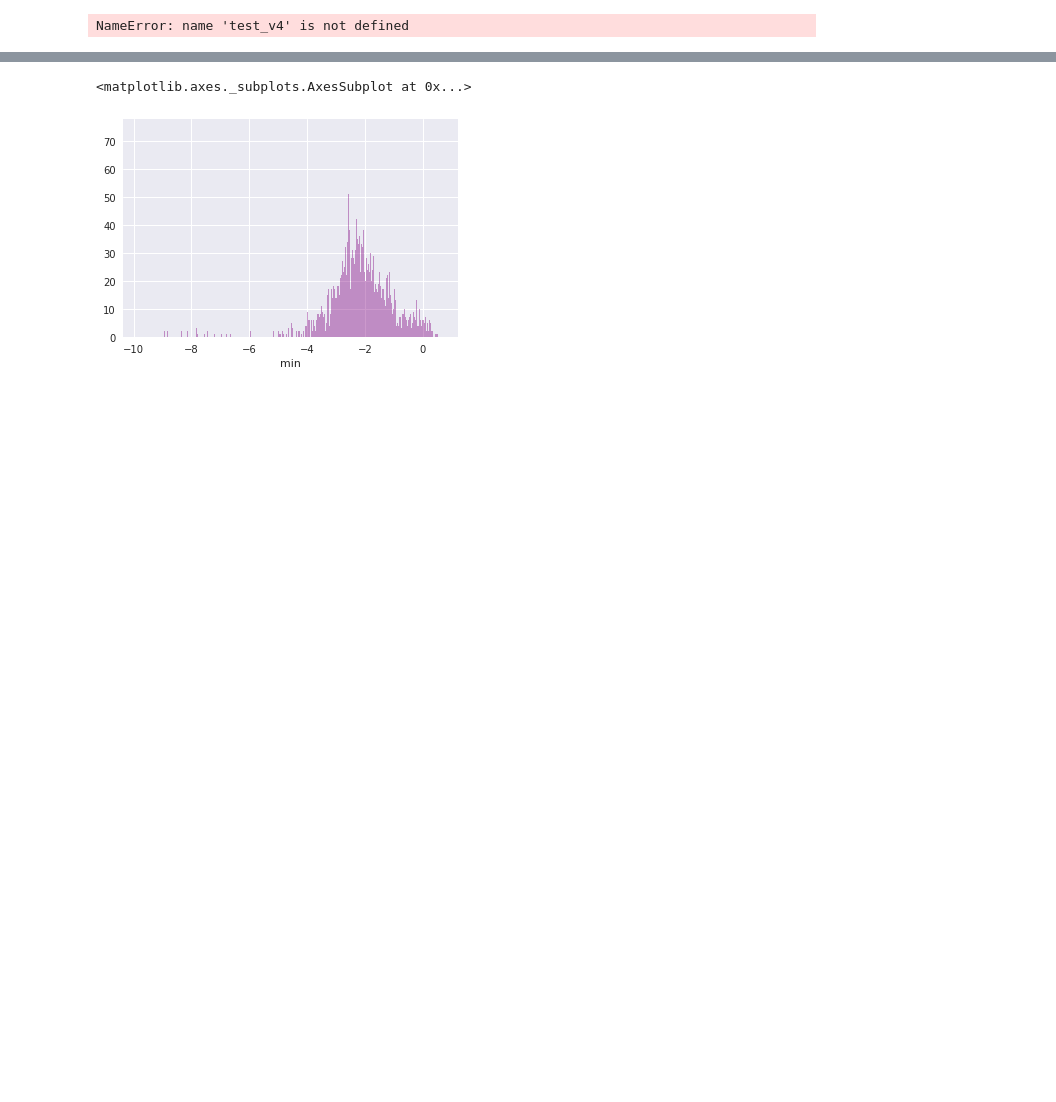
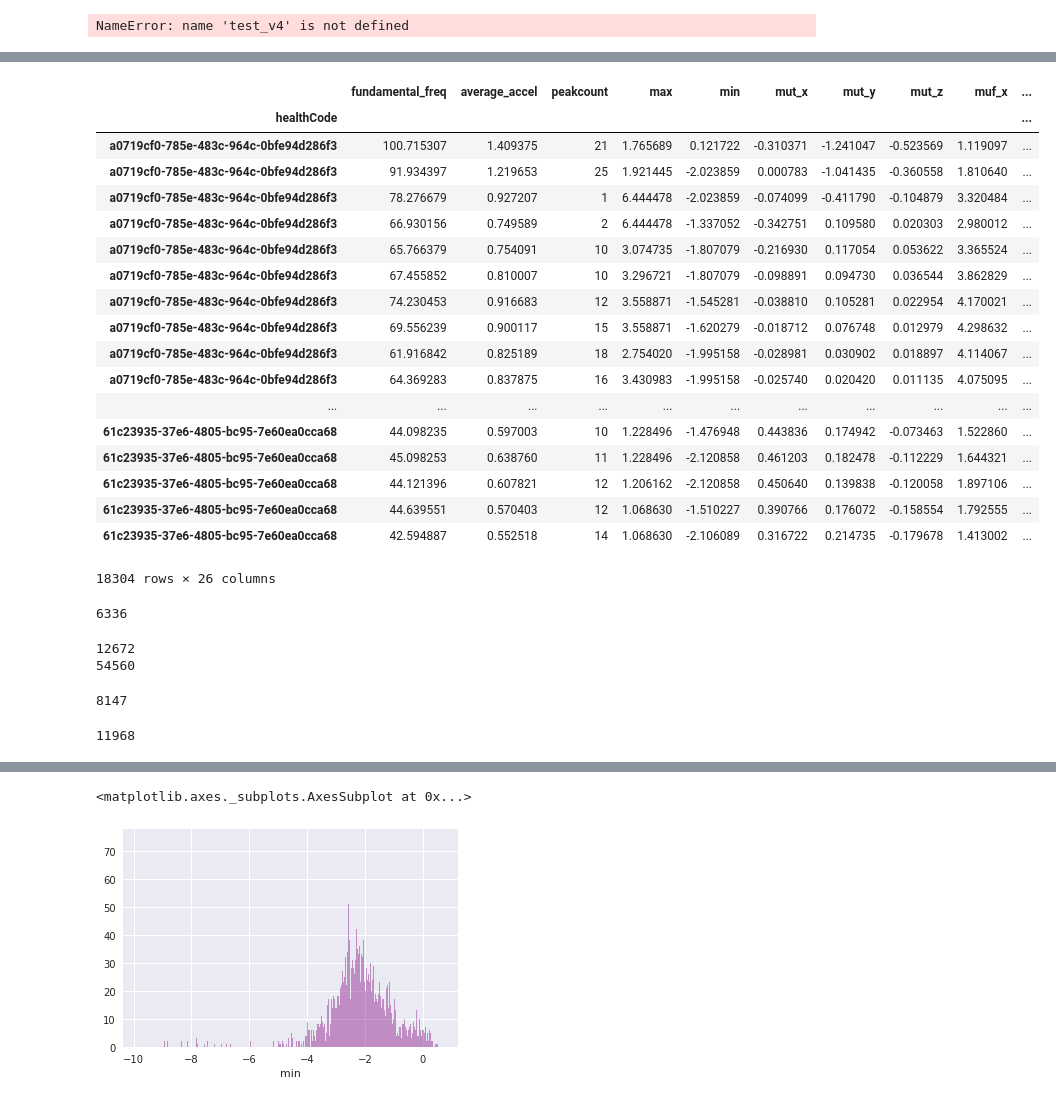
Before and after one commit to AshleyLab/MHC-Gait-Cluster, a Jupyter notebook: MHC-Gait.ipynb, the cells around one changed output, grey strips where cells are left out. Saved outputs shown, nothing was run; the diff lists cells and outputs as text; code cells hidden in the pictures; blank space fills up the shorter version.

```diff
--- a/MHC-Gait.ipynb
+++ b/MHC-Gait.ipynb
@@ -806,0 +1257,32 @@ plt.scatter(centers[:, 0], centers[:, 1], c='black', s=200, alpha=0.5);
+# %%
+testing
+# %% [output]
+|  | fundamental_freq | average_accel | peakcount | max | min | mut_x | mut_y | mut_z | muf_x | ... |
+| healthCode |  |  |  |  |  |  |  |  |  | ... |
+| a0719cf0-785e-483c-964c-0bfe94d286f3 | 100.715307 | 1.409375 | 21 | 1.765689 | 0.121722 | -0.310371 | -1.241047 | -0.523569 | 1.119097 | ... |
+| a0719cf0-785e-483c-964c-0bfe94d286f3 | 91.934397 | 1.219653 | 25 | 1.921445 | -2.023859 | 0.000783 | -1.041435 | -0.360558 | 1.810640 | ... |
+| a0719cf0-785e-483c-964c-0bfe94d286f3 | 78.276679 | 0.927207 | 1 | 6.444478 | -2.023859 | -0.074099 | -0.411790 | -0.104879 | 3.320484 | ... |
+| a0719cf0-785e-483c-964c-0bfe94d286f3 | 66.930156 | 0.749589 | 2 | 6.444478 | -1.337052 | -0.342751 | 0.109580 | 0.020303 | 2.980012 | ... |
+| a0719cf0-785e-483c-964c-0bfe94d286f3 | 65.766379 | 0.754091 | 10 | 3.074735 | -1.807079 | -0.216930 | 0.117054 | 0.053622 | 3.365524 | ... |
+| a0719cf0-785e-483c-964c-0bfe94d286f3 | 67.455852 | 0.810007 | 10 | 3.296721 | -1.807079 | -0.098891 | 0.094730 | 0.036544 | 3.862829 | ... |
+| a0719cf0-785e-483c-964c-0bfe94d286f3 | 74.230453 | 0.916683 | 12 | 3.558871 | -1.545281 | -0.038810 | 0.105281 | 0.022954 | 4.170021 | ... |
+| a0719cf0-785e-483c-964c-0bfe94d286f3 | 69.556239 | 0.900117 | 15 | 3.558871 | -1.620279 | -0.018712 | 0.076748 | 0.012979 | 4.298632 | ... |
+| a0719cf0-785e-483c-964c-0bfe94d286f3 | 61.916842 | 0.825189 | 18 | 2.754020 | -1.995158 | -0.028981 | 0.030902 | 0.018897 | 4.114067 | ... |
+| a0719cf0-785e-483c-964c-0bfe94d286f3 | 64.369283 | 0.837875 | 16 | 3.430983 | -1.995158 | -0.025740 | 0.020420 | 0.011135 | 4.075095 | ... |
+| ... | ... | ... | ... | ... | ... | ... | ... | ... | ... | ... |
+| 61c23935-37e6-4805-bc95-7e60ea0cca68 | 44.098235 | 0.597003 | 10 | 1.228496 | -1.476948 | 0.443836 | 0.174942 | -0.073463 | 1.522860 | ... |
+| 61c23935-37e6-4805-bc95-7e60ea0cca68 | 45.098253 | 0.638760 | 11 | 1.228496 | -2.120858 | 0.461203 | 0.182478 | -0.112229 | 1.644321 | ... |
+| 61c23935-37e6-4805-bc95-7e60ea0cca68 | 44.121396 | 0.607821 | 12 | 1.206162 | -2.120858 | 0.450640 | 0.139838 | -0.120058 | 1.897106 | ... |
+| 61c23935-37e6-4805-bc95-7e60ea0cca68 | 44.639551 | 0.570403 | 12 | 1.068630 | -1.510227 | 0.390766 | 0.176072 | -0.158554 | 1.792555 | ... |
+| 61c23935-37e6-4805-bc95-7e60ea0cca68 | 42.594887 | 0.552518 | 14 | 1.068630 | -2.106089 | 0.316722 | 0.214735 | -0.179678 | 1.413002 | ... |
+18304 rows × 26 columns
+# %%
+len(list(testing.iloc[:, 25]))
+# %% [output]
+6336
+# %%
+print(list(training.iloc[:, 25]).count(3))
+print(len(training.iloc[:, 25]))
+# %% [output]
+12672
+54560
@@ -806,0 +1294,8 @@ plt.scatter(centers[:, 0], centers[:, 1], c='black', s=200, alpha=0.5);
+# %%
+len(results)
+# %% [output]
+8147
+# %%
+len(testing.iloc[:, 25])
+# %% [output]
+11968
```
Also changed, not shown: parts of 66 cells of this notebook, 16 other files.
